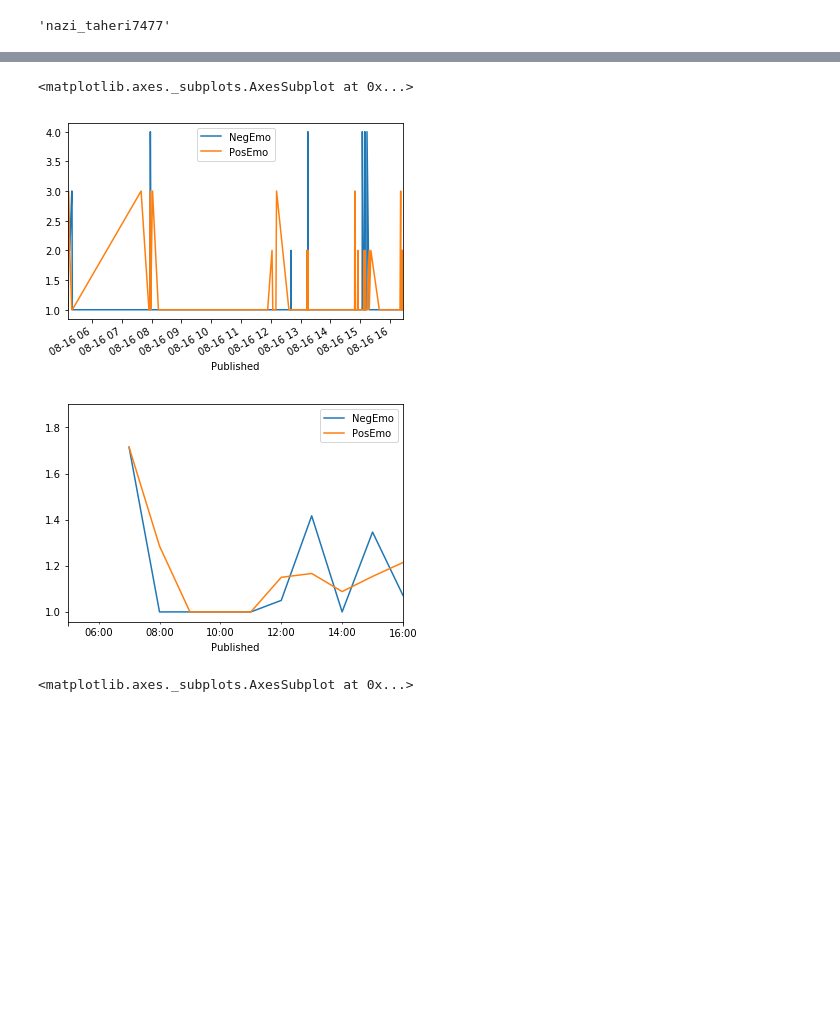
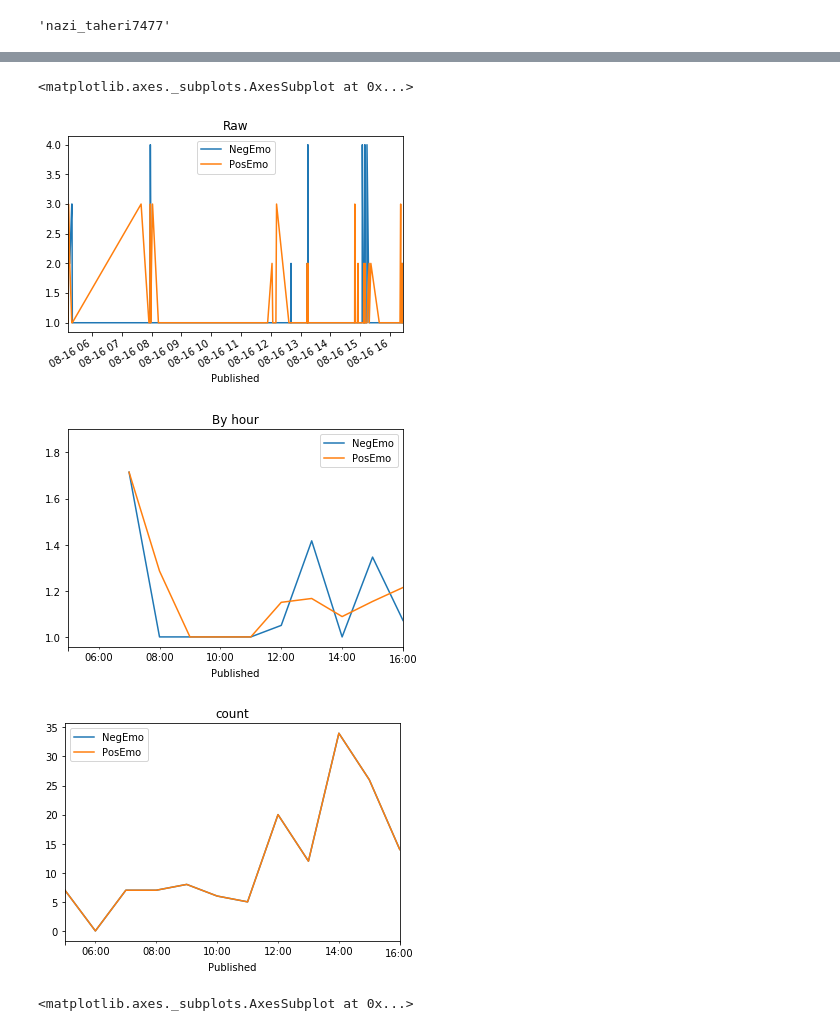
Before and after one commit to Hudsonnc/siooscillate-twitter, a Jupyter notebook: Twitter+Times+Series.ipynb, the cells around one changed output, grey strips where cells are left out. Saved outputs shown, nothing was run; the diff lists cells and outputs as text; code cells hidden in the pictures; blank space fills up the shorter version.

Commit message:
More time series stuff

```diff
--- a/Twitter+Times+Series.ipynb
+++ b/Twitter+Times+Series.ipynb
@@ -61,12 +61,14 @@ df_top_poster.head()
 # %%
 df_top_poster.index = pd.to_datetime(df_top_poster['Published'])
 # %%
-df_top_poster[['NegEmo', 'PosEmo']].plot()
-df_top_poster[['NegEmo', 'PosEmo']].resample('H').mean().plot() #Can resample time series to get hourly averages
+df_top_poster[['NegEmo', 'PosEmo']].plot(title='Raw')
+df_top_poster[['NegEmo', 'PosEmo']].resample('H').mean().plot(title='By hour') #Can resample time series to get hourly averages
+df_top_poster[['NegEmo', 'PosEmo']].resample('H').apply(len).plot(title='count') #Can resample time series to get hourly averages
 # %% [output]
 <matplotlib.axes._subplots.AxesSubplot at 0x...>
-[figure, old version]
+[figure, new version]
-[figure, old version]
+[figure, new version]
+[figure, added]
 # %%
 df_top_poster[['NegEmo', 'PosEmo']].resample('H').mean().plot.scatter('NegEmo', 'PosEmo')
 # %% [output]
```
Also changed, not shown: parts of 8 cells of this notebook.
